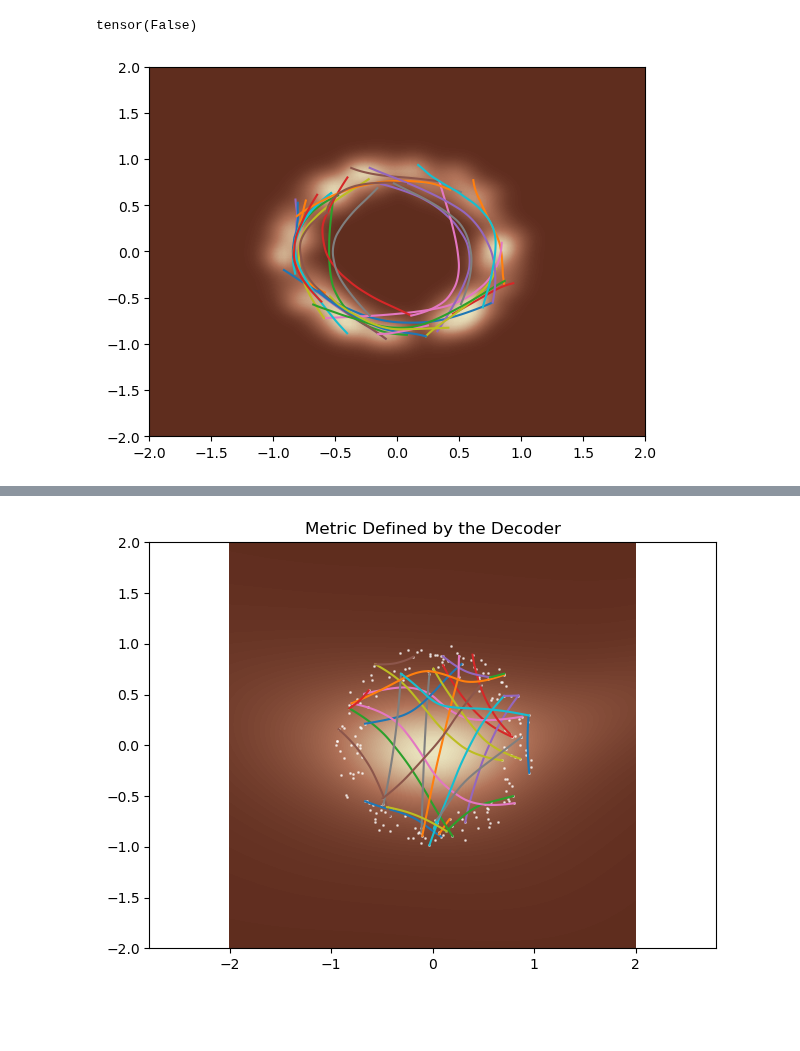
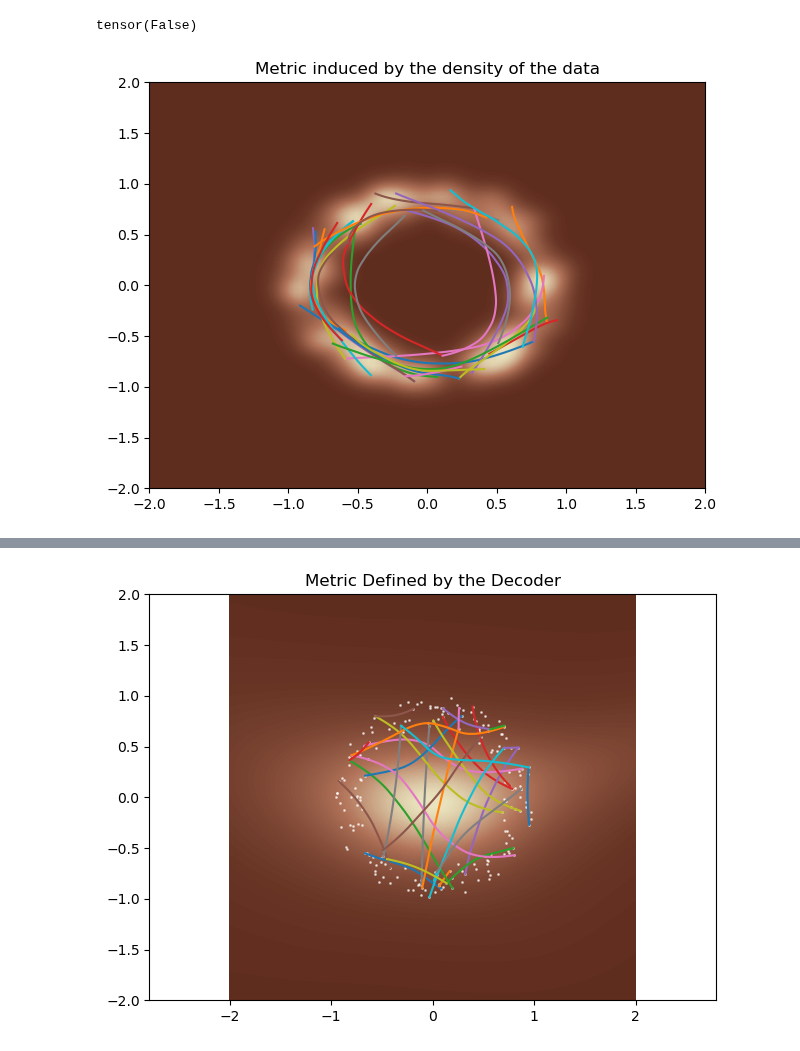
Before and after one commit to fablos/geo_latte, a Jupyter notebook: icra/circular_data.ipynb, the cells around one changed output, grey strips where cells are left out. Drawn from its saved outputs; the diff is of its cells as text; code cells hidden in the pictures; blank space fills up the shorter version.

```diff
--- a/icra/circular_data.ipynb
+++ b/icra/circular_data.ipynb
@@ -44,11 +44,17 @@ geodesic_minimizing_energy(curve=batch_c, manifold=dm, optimizer=torch.optim.RMS
 tensor(False)
 # %%
 plt.scatter(data[:, 0], data[:, 1], s=1, alpha=0.5)
+#plt.contourf(x_lin, y_lin, real_bg, levels=100, cmap='pink')  # Use the custom brownish colormap
 plt.contourf(x_lin, y_lin, real_bg, levels=100, cmap=rbrown_yellow_cmap)  # Use the custom brownish colormap
 batch_c.plot()
+plt.xlim(-2, 2)
+plt.ylim(-2, 2)
+plt.title("Metric induced by the density of the data")
+plt.tight_layout()
 plt.show()
+plt.show()
 # %% [output]
-[figure, old version]
+[figure, new version]
 # %%
 batch_c.euclidean_length().mean().item()
 # %% [output]
```
Also changed, not shown: parts of 16 cells of this notebook.
